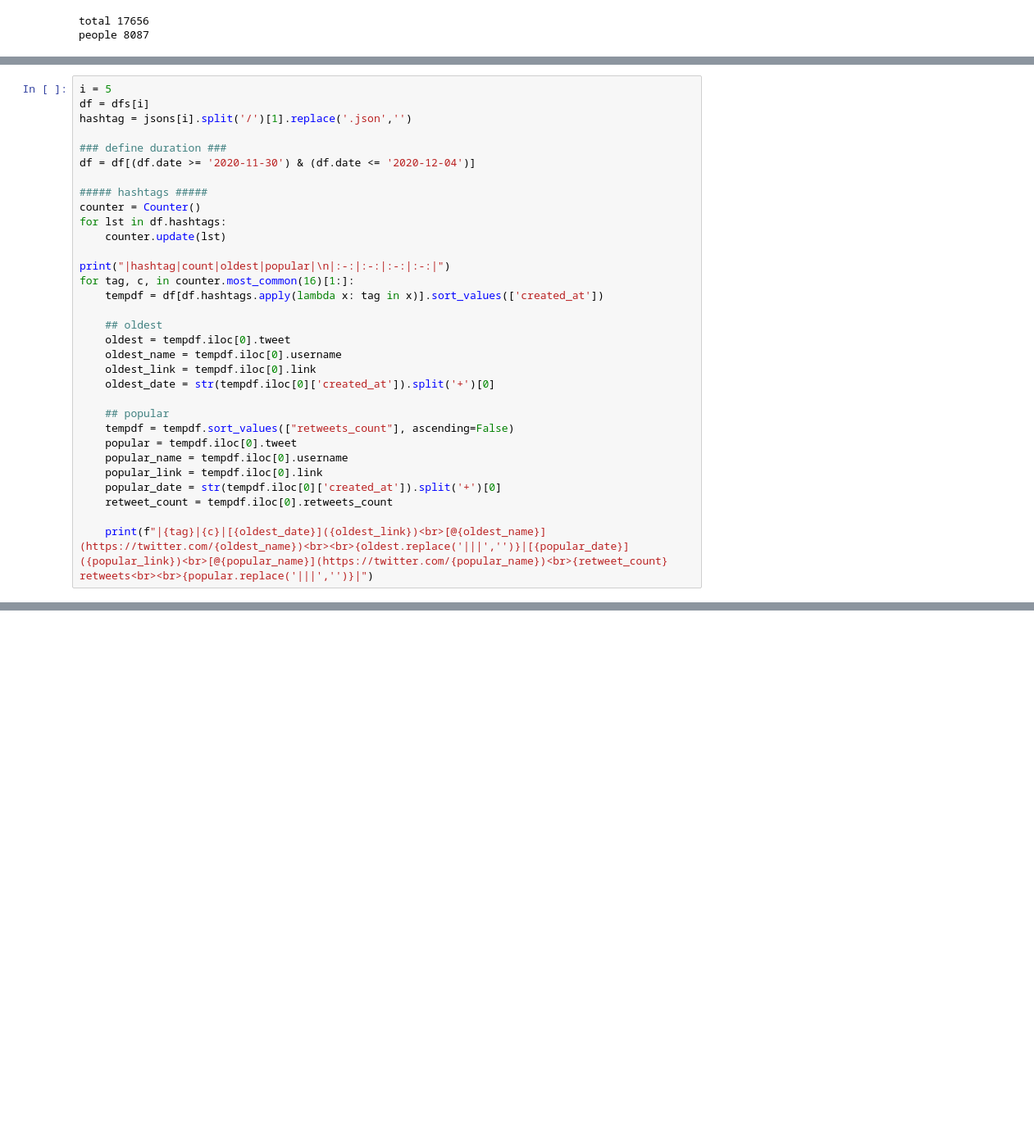
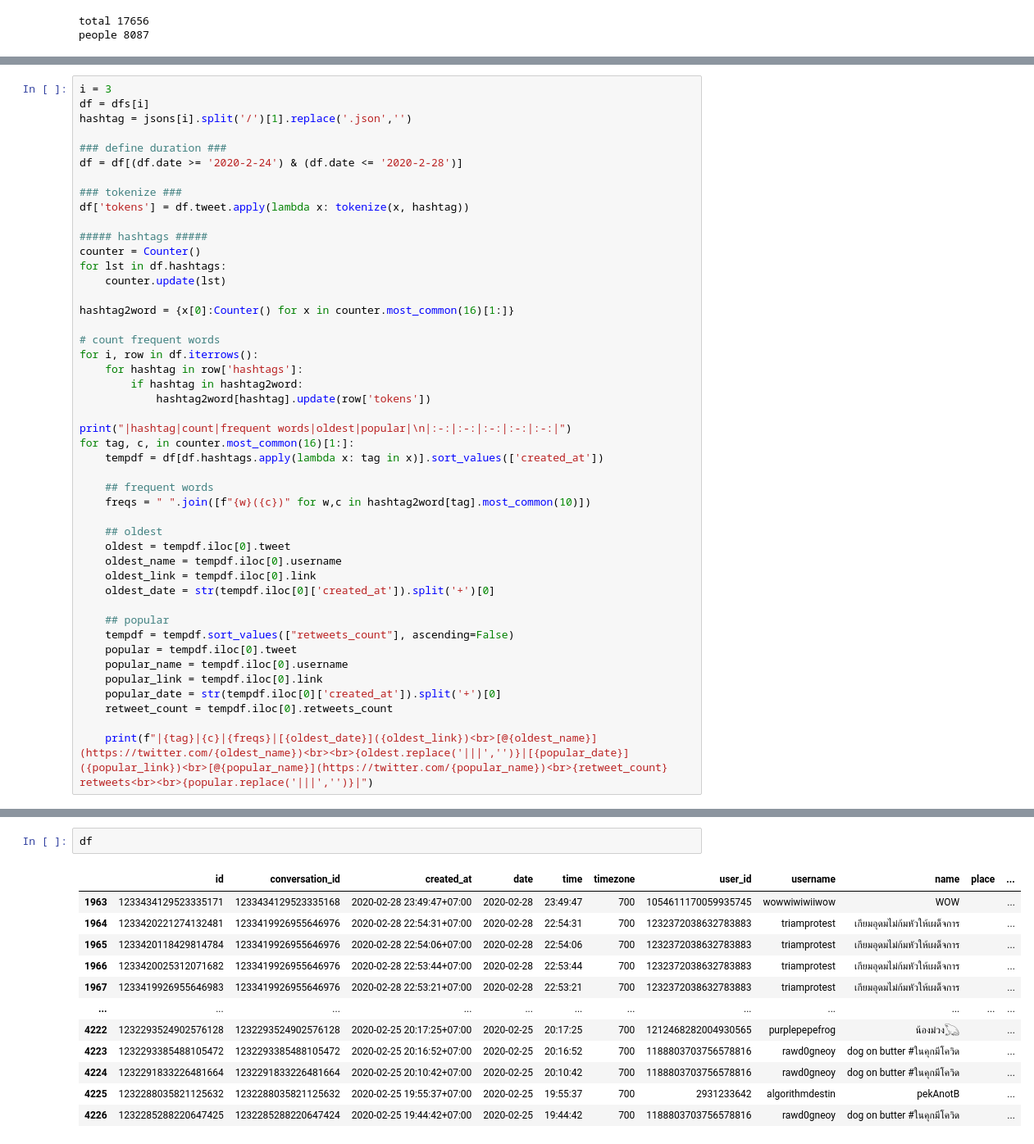
Before and after one commit to nozomiyamada/twitter_analysis, a Jupyter notebook: processing.ipynb, the cells around one changed output, grey strips where cells are left out. Shown: that part at 82% size. Saved outputs shown, nothing was run; the diff lists cells and outputs as text; blank space fills up the shorter version.

```diff
--- a/processing.ipynb
+++ b/processing.ipynb
@@ -257,19 +261,33 @@ print()
 # %%
-i = 5
+i = 3
 df = dfs[i]
 hashtag = jsons[i].split('/')[1].replace('.json','')
 
 ### define duration ###
-df = df[(df.date >= '2020-11-30') & (df.date <= '2020-12-04')]
+df = df[(df.date >= '2020-2-24') & (df.date <= '2020-2-28')]
+
+### tokenize ###
+df['tokens'] = df.tweet.apply(lambda x: tokenize(x, hashtag))
 
 ##### hashtags #####
 counter = Counter()
 for lst in df.hashtags:
     counter.update(lst)
 
-print("|hashtag|count|oldest|popular|\n|:-:|:-:|:-:|:-:|")
+hashtag2word = {x[0]:Counter() for x in counter.most_common(16)[1:]}
+
+# count frequent words
+for i, row in df.iterrows():
+    for hashtag in row['hashtags']:
+        if hashtag in hashtag2word:
+            hashtag2word[hashtag].update(row['tokens'])
+
+print("|hashtag|count|frequent words|oldest|popular|\n|:-:|:-:|:-:|:-:|:-:|")
 for tag, c, in counter.most_common(16)[1:]:
     tempdf = df[df.hashtags.apply(lambda x: tag in x)].sort_values(['created_at'])
+
+    ## frequent words
+    freqs = " ".join([f"{w}({c})" for w,c in hashtag2word[tag].most_common(10)])
 
     ## oldest
     oldest = tempdf.iloc[0].tweet
@@ -285,5 +303,5 @@ for tag, c, in counter.most_common(16)[1:]:
     popular_date = str(tempdf.iloc[0]['created_at']).split('+')[0]
     retweet_count = tempdf.iloc[0].retweets_count
 
-    print(f"|{tag}|{c}|[{oldest_date}]({oldest_link})<br>[@{oldest_name}](https://twitter.com/{oldest_name})<br><br>{oldest.replace('|||','')}|[{popular_date}]({popular_link})<br>[@{popular_name}](https://twitter.com/{popular_name})<br>{retweet_count} retweets<br><br>{popular.replace('|||','')}|")
+    print(f"|{tag}|{c}|{freqs}|[{oldest_date}]({oldest_link})<br>[@{oldest_name}](https://twitter.com/{oldest_name})<br><br>{oldest.replace('|||','')}|[{popular_date}]({popular_link})<br>[@{popular_name}](https://twitter.com/{popular_name})<br>{retweet_count} retweets<br><br>{popular.replace('|||','')}|")
 # %% [output]
@@ -325,0 +380,15 @@ Name: hashtags, Length: 18611, dtype: bool
+# %%
+df
+# %% [output]
+|  | id | conversation_id | created_at | date | time | timezone | user_id | username | name | place | ... |
+| 1963 | 1233434129523335171 | 1233434129523335168 | 2020-02-28 23:49:47+07:00 | 2020-02-28 | 23:49:47 | 700 | 1054611170059935745 | wowwiwiwiiwow | WOW |  | ... |
+| 1964 | 1233420221274132481 | 1233419926955646976 | 2020-02-28 22:54:31+07:00 | 2020-02-28 | 22:54:31 | 700 | 1232372038632783883 | triamprotest | เกียมอุดมไม่ก้มหัวให้เผด็จการ |  | ... |
+| 1965 | 1233420118429814784 | 1233419926955646976 | 2020-02-28 22:54:06+07:00 | 2020-02-28 | 22:54:06 | 700 | 1232372038632783883 | triamprotest | เกียมอุดมไม่ก้มหัวให้เผด็จการ |  | ... |
+| 1966 | 1233420025312071682 | 1233419926955646976 | 2020-02-28 22:53:44+07:00 | 2020-02-28 | 22:53:44 | 700 | 1232372038632783883 | triamprotest | เกียมอุดมไม่ก้มหัวให้เผด็จการ |  | ... |
+| 1967 | 1233419926955646983 | 1233419926955646976 | 2020-02-28 22:53:21+07:00 | 2020-02-28 | 22:53:21 | 700 | 1232372038632783883 | triamprotest | เกียมอุดมไม่ก้มหัวให้เผด็จการ |  | ... |
+| ... | ... | ... | ... | ... | ... | ... | ... | ... | ... | ... | ... |
+| 4222 | 1232293524902576128 | 1232293524902576128 | 2020-02-25 20:17:25+07:00 | 2020-02-25 | 20:17:25 | 700 | 1212468282004930565 | purplepepefrog | น้องม่วง𓆏 |  | ... |
+| 4223 | 1232293385488105472 | 1232293385488105472 | 2020-02-25 20:16:52+07:00 | 2020-02-25 | 20:16:52 | 700 | 1188803703756578816 | rawd0gneoy | dog on butter #ในคุกมีโควิด |  | ... |
+| 4224 | 1232291833226481664 | 1232291833226481664 | 2020-02-25 20:10:42+07:00 | 2020-02-25 | 20:10:42 | 700 | 1188803703756578816 | rawd0gneoy | dog on butter #ในคุกมีโควิด |  | ... |
+| 4225 | 1232288035821125632 | 1232288035821125632 | 2020-02-25 19:55:37+07:00 | 2020-02-25 | 19:55:37 | 700 | 2931233642 | algorithmdestin | pekAnotB |  | ... |
+| 4226 | 1232285288220647425 | 1232285288220647424 | 2020-02-25 19:44:42+07:00 | 2020-02-25 | 19:44:42 | 700 | 1188803703756578816 | rawd0gneoy | dog on butter #ในคุกมีโควิด |  | ... |
```
Also changed, not shown: parts of 17 cells of this notebook, 2 other files.
